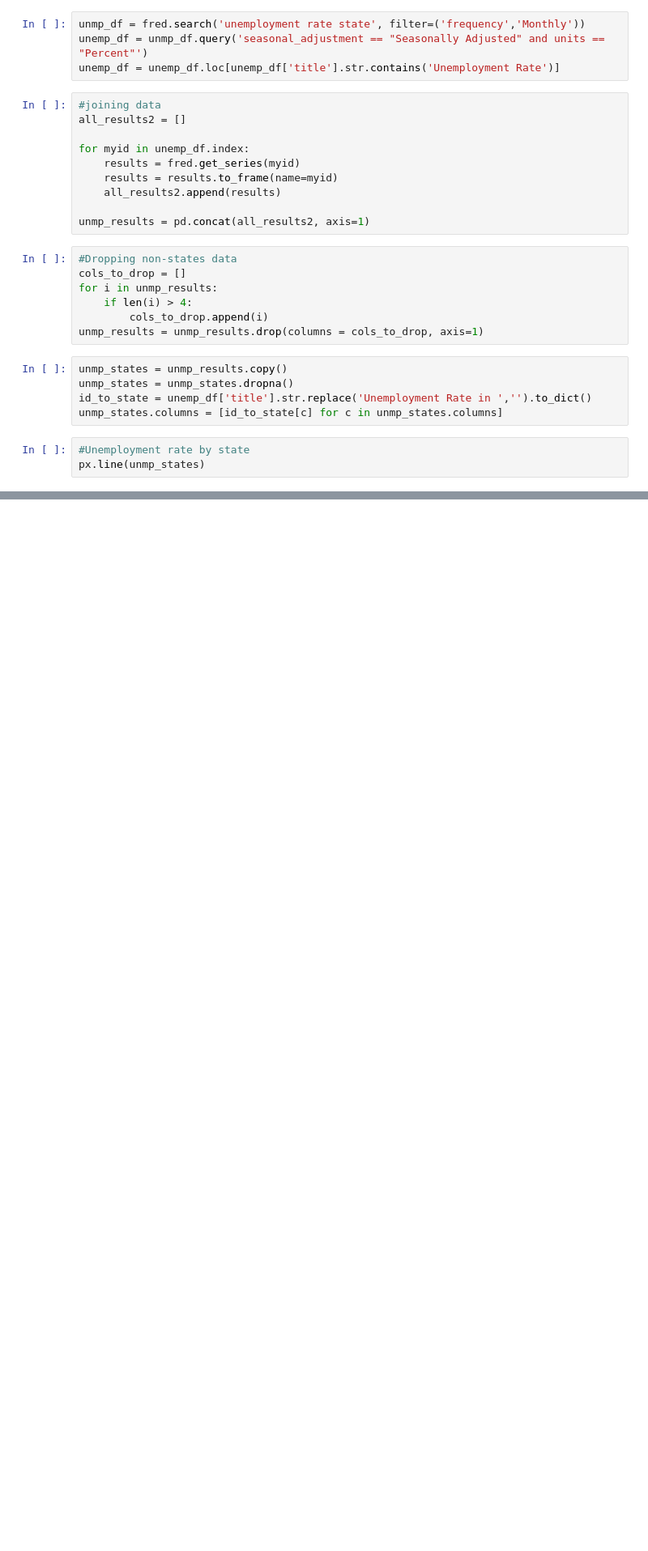
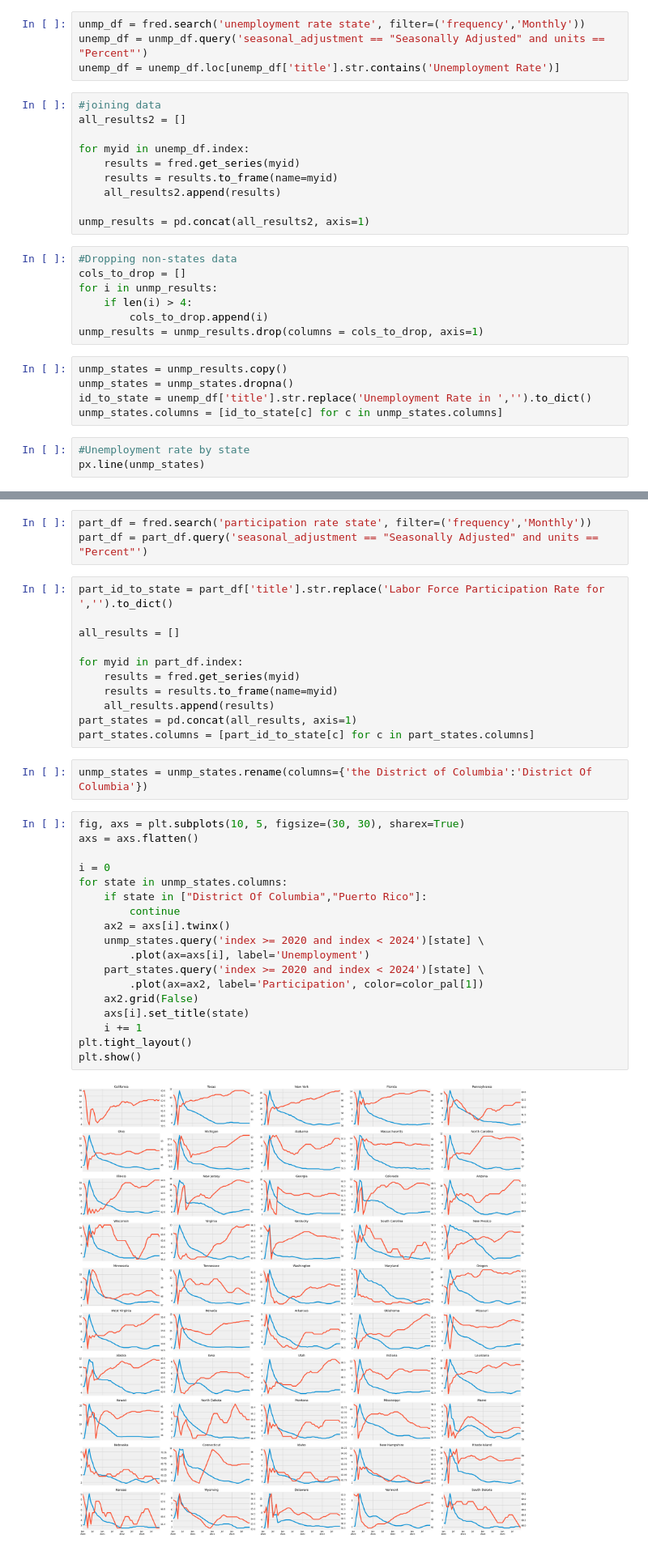
Before and after one commit to DannyDoesData/Python_Federal_Reserve_Economic_Data, a Jupyter notebook: data.ipynb, the cells around one changed output, grey strips where cells are left out. Shown at 81% size. Saved outputs shown, nothing was run; the diff lists cells and outputs as text; blank space fills up the shorter version.

```diff
--- a/data.ipynb
+++ b/data.ipynb
@@ -71,0 +72,36 @@ plt.show()
+# %%
+part_df = fred.search('participation rate state', filter=('frequency','Monthly'))
+part_df = part_df.query('seasonal_adjustment == "Seasonally Adjusted" and units == "Percent"')
+# %%
+part_id_to_state = part_df['title'].str.replace('Labor Force Participation Rate for ','').to_dict()
+
+all_results = []
+
+for myid in part_df.index:
+    results = fred.get_series(myid)
+    results = results.to_frame(name=myid)
+    all_results.append(results)
+part_states = pd.concat(all_results, axis=1)
+part_states.columns = [part_id_to_state[c] for c in part_states.columns]
+# %%
+unmp_states = unmp_states.rename(columns={'the District of Columbia':'District Of Columbia'})
+# %%
+fig, axs = plt.subplots(10, 5, figsize=(30, 30), sharex=True)
+axs = axs.flatten()
+
+i = 0
+for state in unmp_states.columns:
+    if state in ["District Of Columbia","Puerto Rico"]:
+        continue
+    ax2 = axs[i].twinx()
+    unmp_states.query('index >= 2020 and index < 2024')[state] \
+        .plot(ax=axs[i], label='Unemployment')
+    part_states.query('index >= 2020 and index < 2024')[state] \
+        .plot(ax=ax2, label='Participation', color=color_pal[1])
+    ax2.grid(False)
+    axs[i].set_title(state)
+    i += 1
+plt.tight_layout()
+plt.show()
+# %% [output]
+[figure, added]
```
Also changed, not shown: parts of 5 cells of this notebook, 3 other files.
